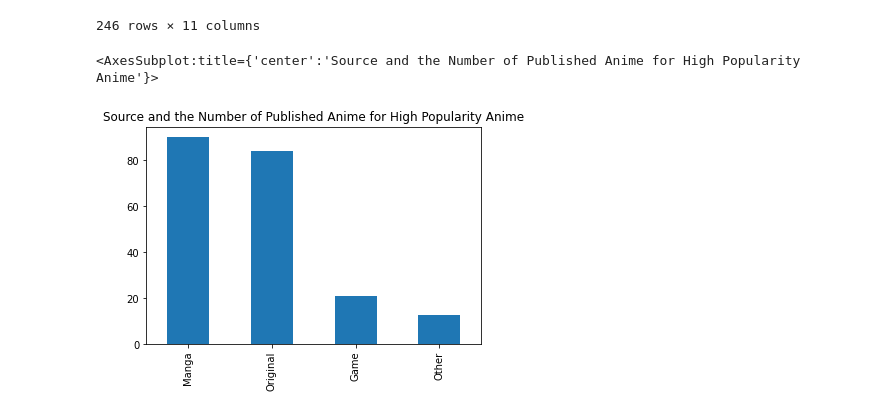
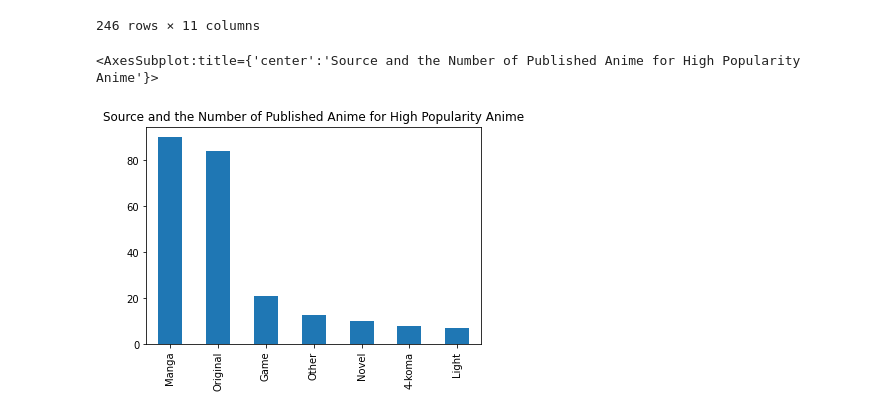
Before and after one commit to TamirIsCool/DataScIntro, a Jupyter notebook: Classification/WebScraping/prediction_groundwork_for_tommorow.ipynb, the cells around one changed output. Saved outputs shown, nothing was run; the diff lists cells and outputs as text; code cells hidden in the pictures.

```diff
--- a/Classification/WebScraping/prediction_groundwork_for_tommorow.ipynb
+++ b/Classification/WebScraping/prediction_groundwork_for_tommorow.ipynb
@@ -155,7 +155,7 @@ df_highpop
 # %%
 plt.title('Source and the Number of Published Anime for High Popularity Anime')
 source_appearances = df_highpop['Source Type'].value_counts()
-source_appearances[source_appearances>10].plot(kind = 'bar')
+source_appearances[source_appearances>5].plot(kind = 'bar')
 # %% [output]
 <AxesSubplot:title={'center':'Source and the Number of Published Anime for High Popularity Anime'}>
-[figure, old version]
+[figure, new version]
```
Also changed, not shown: parts of 3 cells of this notebook.
